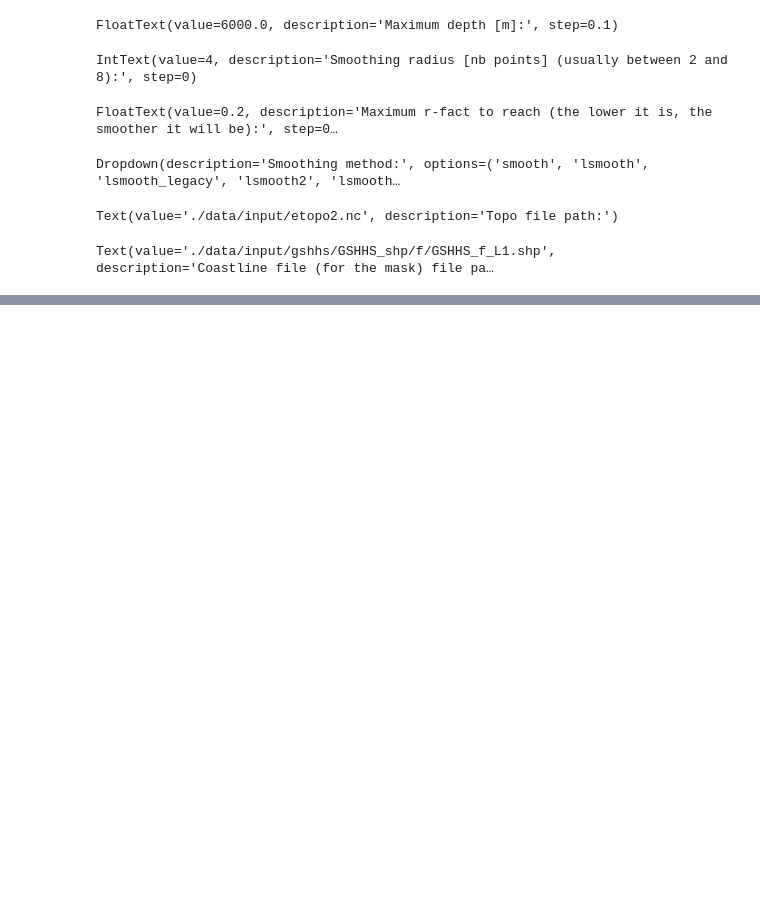
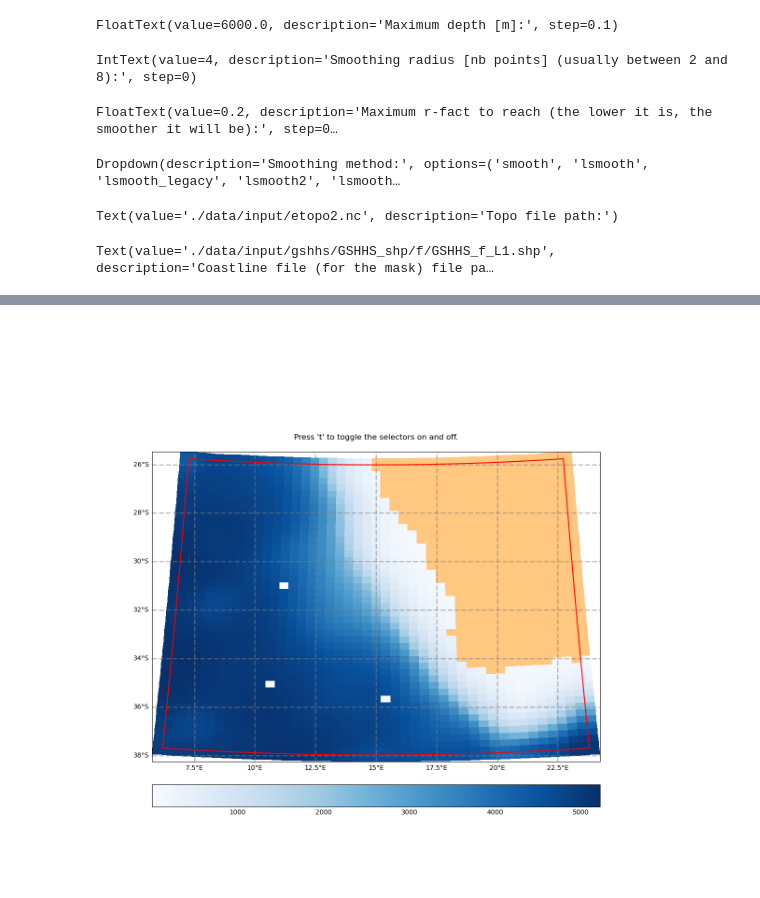
Before and after one commit to alcoat/croco_pytools, a Jupyter notebook: make_grid.ipynb, the cells around one changed output, grey strips where cells are left out. Saved outputs shown, nothing was run; the diff lists cells and outputs as text; code cells hidden in the pictures; blank space fills up the shorter version.

```diff
--- a/make_grid.ipynb
+++ b/make_grid.ipynb
@@ -205,3 +162,49 @@ plot_topo(outputs, figure)
+# %%
+# Exemple with rectangle selector
+from matplotlib.widgets import RectangleSelector
+
+def toggle_selector(event):
+    print('Key pressed.')
+    if event.key == 't':
+        for selector in selectors:
+            name = type(selector).__name__
+            if selector.active:
+                print(f'{name} deactivated.')
+                selector.set_active(False)
+            else:
+                print(f'{name} activated.')
+                selector.set_active(True)
+
+plt.style.use('_mpl-gallery')
+figure = plt.figure(figsize = (12,12))
+ax = plot_outline(outputs, figure)
+
+ax.set_title("Press 't' to toggle the selectors on and off.\n"
+                 + ax.get_title())
+plot_topo(outputs, figure, ax)
+
+
+def select_callback(eclick, erelease):
+    """
+    Callback for line selection.
+
+    *eclick* and *erelease* are the press and release events.
+    """
+    x1, y1 = eclick.xdata, eclick.ydata
+    x2, y2 = erelease.xdata, erelease.ydata
+    print(f"({x1:3.2f}, {y1:3.2f}) --> ({x2:3.2f}, {y2:3.2f})")
+    print(f"The buttons you used were: {eclick.button} {erelease.button}")
+
+selectors = []
+selectors.append(RectangleSelector(
+        ax, select_callback,
+        useblit=True,
+        button=[1, 3],  # disable middle button
+        # minspanx=5, minspany=5,
+        # spancoords='pixels',
+        interactive=True))
+# %% [output]
+[figure, added]
 # %%
 from Modules.croco_class import CROCO
 CROCO.create_grid_nc(None, param.output_file, inputs, outputs)
```
Also changed, not shown: parts of 8 cells of this notebook.
